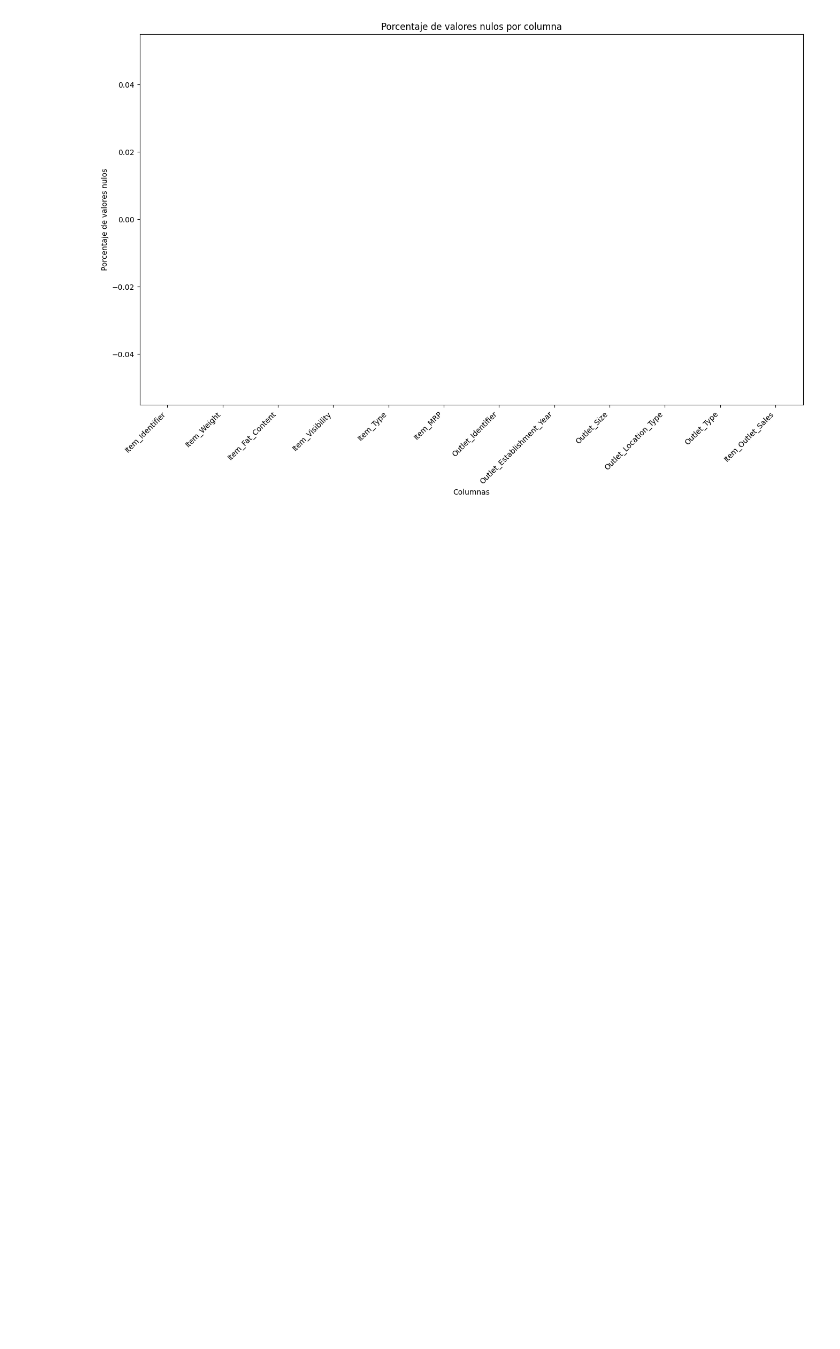
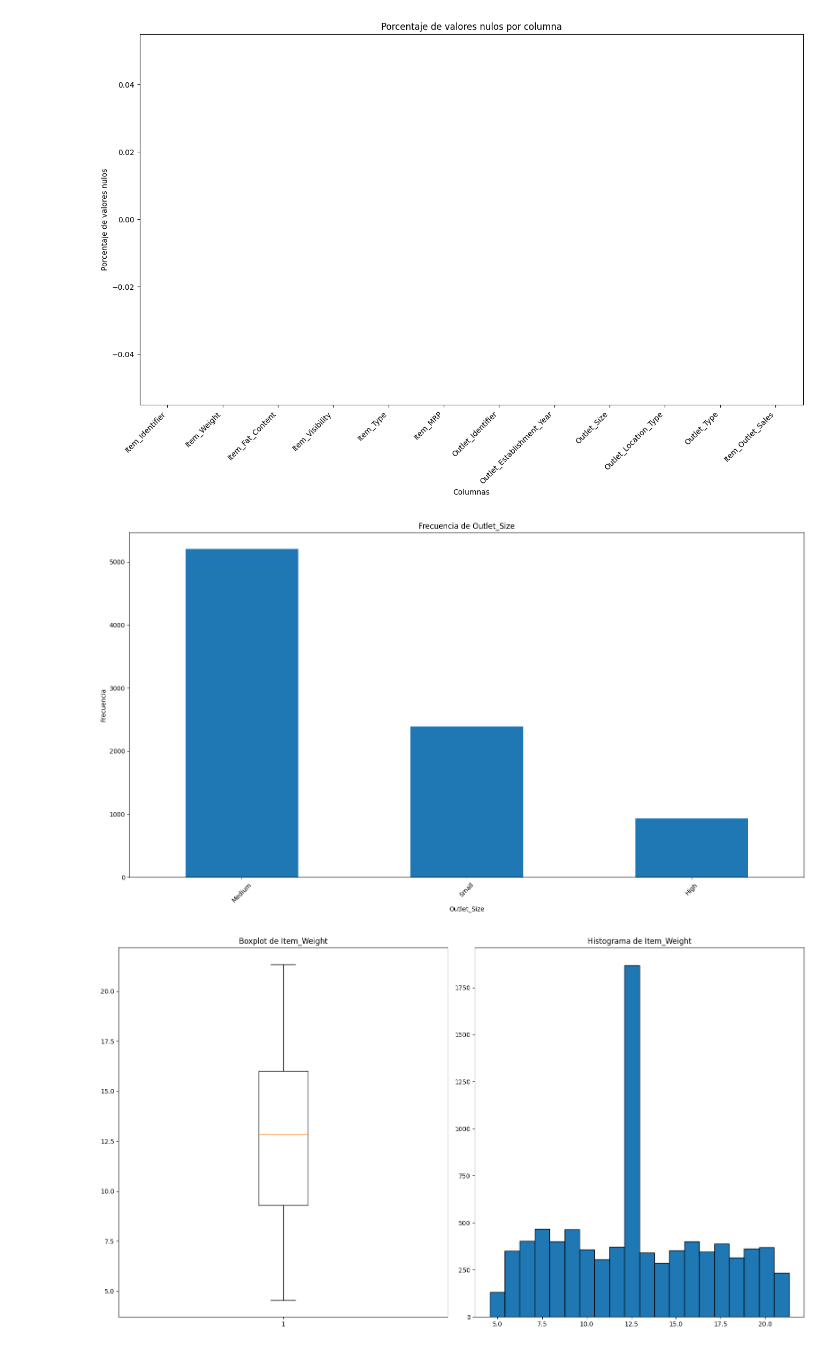
Before and after one commit to mugaso/Data-Science-1, a Jupyter notebook: Clase_4/Clase_4.ipynb, the cells around one changed output. Cells and saved outputs as stored; diff of their text form; code cells hidden in the pictures; blank space fills up the shorter version.

```diff
--- a/Clase_4/Clase_4.ipynb
+++ b/Clase_4/Clase_4.ipynb
@@ -184,3 +231,9 @@ For example, when doing 'df[col].method(value, inplace=True)', try using 'df.met
 market_store.nullish_counting()
 # %% [output]
 [figure]
+# %%
+market_store.plot_distribution("Outlet_Size")
+market_store.plot_distribution("Item_Weight")
+# %% [output]
+[figure, added]
+[figure, added]
```
Also changed, not shown: parts of 6 cells of this notebook.
